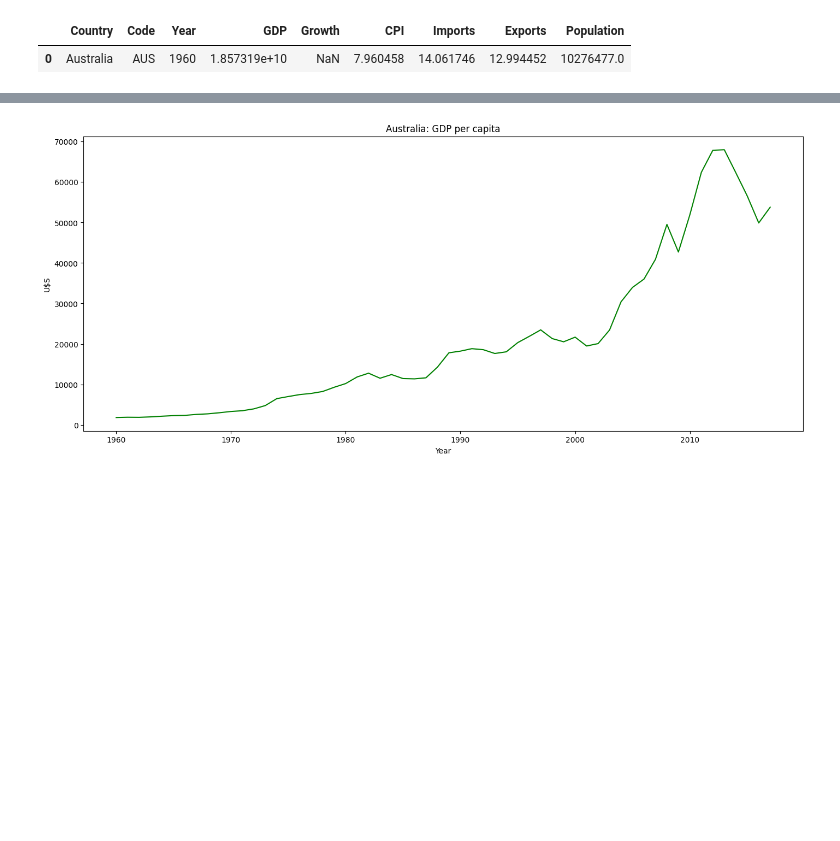
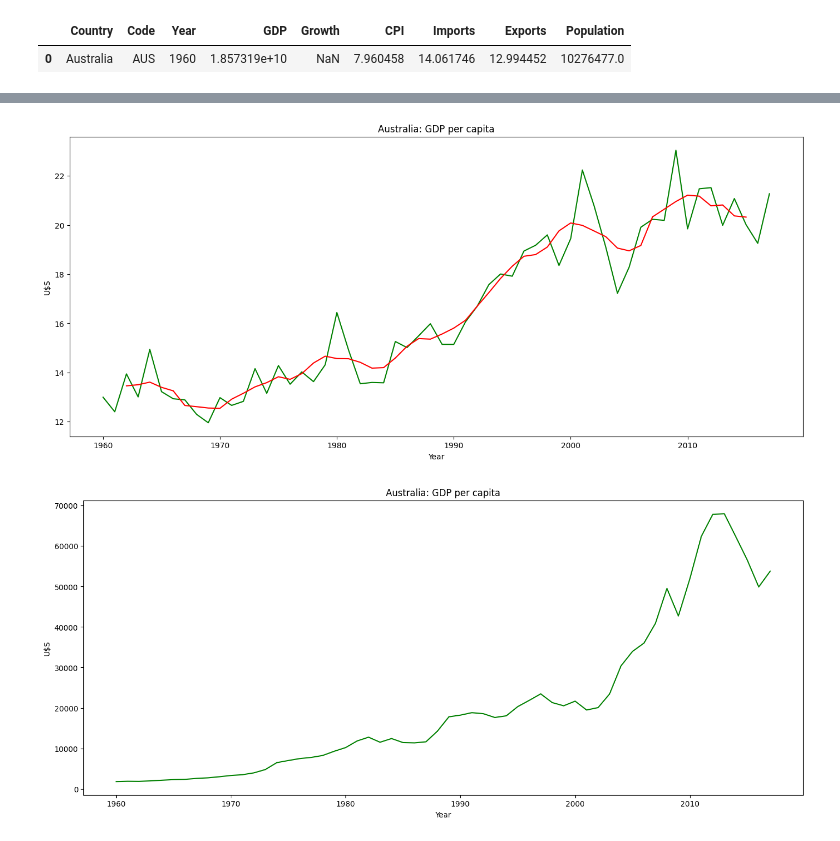
Before and after one commit to DavidGuzzi/TSA, a Jupyter notebook: Forecasting Principles and Practice 3rd/2/3.ipynb, the cells around one changed output, grey strips where cells are left out. Cells and saved outputs as stored; diff of their text form; code cells hidden in the pictures; blank space fills up the shorter version.

```diff
--- a/Forecasting Principles and Practice 3rd/2/3.ipynb
+++ b/Forecasting Principles and Practice 3rd/2/3.ipynb
@@ -138,3 +147,15 @@ aus.head(1)
+# %%
+aus['exp_rolling_5'] = aus['Exports'].rolling(window=5, center=True).mean()
+# %%
+fig, ax = plt.subplots(figsize=(17, 7))
+ax.plot(aus['Year'], aus['Exports'], c='green')
+ax.plot(aus['Year'], aus['exp_rolling_5'], c='red')
+ax.set_xlabel('Year')
+ax.set_ylabel('U$S')
+ax.set_title('Australia: GDP per capita')
+plt.show()
+# %% [output]
+[figure, added]
 # %%
 fig, ax = plt.subplots(figsize=(17, 7))
 ax.plot(aus['Year'], aus['GDP'] / aus['Population'], c='green')
```
Also changed, not shown: parts of 1 cell of this notebook.
